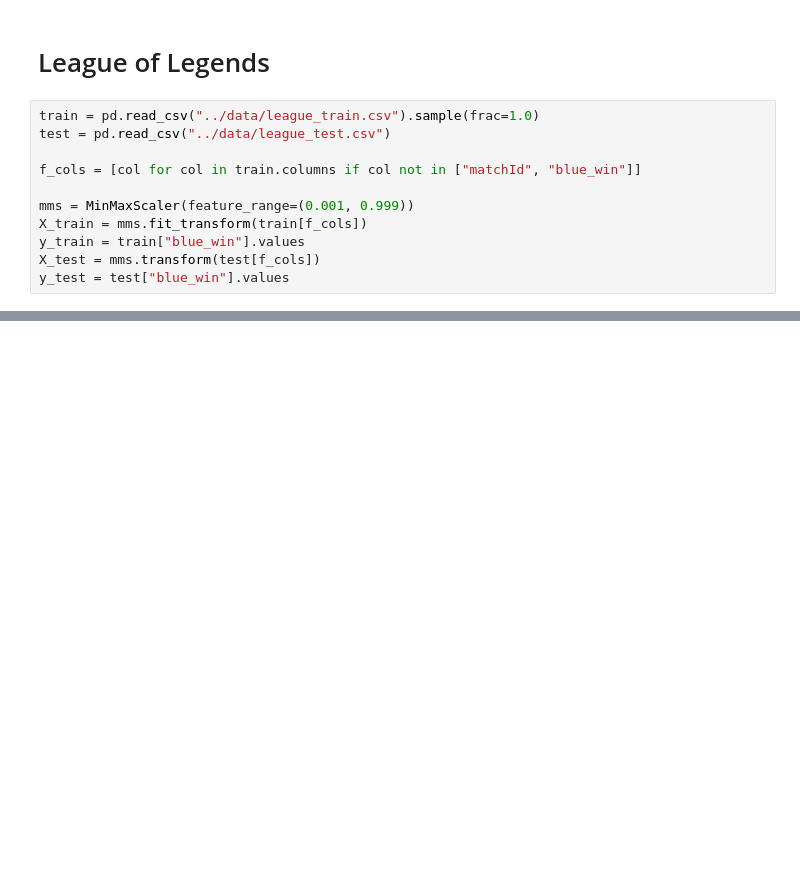
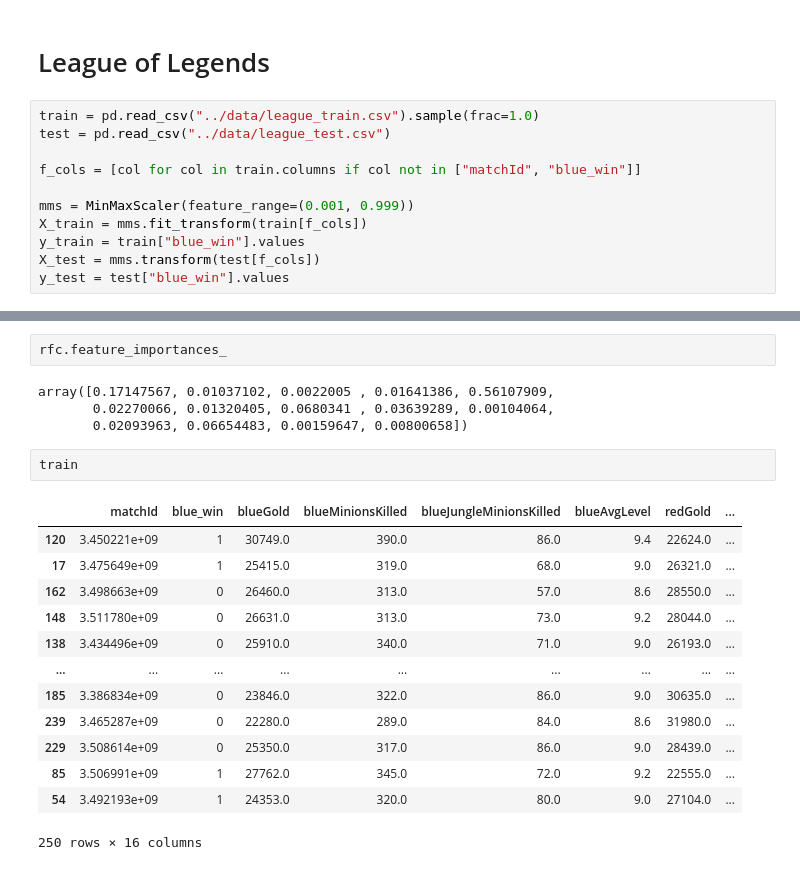
Before and after one commit to ViktorTorp/dont_overfit, a Jupyter notebook: notebooks/tree_and_forest.ipynb, the cells around one changed output, grey strips where cells are left out. Cells and saved outputs as stored; diff of their text form; blank space fills up the shorter version.

```diff
--- a/notebooks/tree_and_forest.ipynb
+++ b/notebooks/tree_and_forest.ipynb
@@ -360,0 +361,22 @@ weighted avg       0.76      0.76      0.76     48401
+# %%
+rfc.feature_importances_
+# %% [output]
+array([0.17147567, 0.01037102, 0.0022005 , 0.01641386, 0.56107909,
+       0.02270066, 0.01320405, 0.0680341 , 0.03639289, 0.00104064,
+       0.02093963, 0.06654483, 0.00159647, 0.00800658])
+# %%
+train
+# %% [output]
+|  | matchId | blue_win | blueGold | blueMinionsKilled | blueJungleMinionsKilled | blueAvgLevel | redGold | ... |
+| 120 | 3.450221e+09 | 1 | 30749.0 | 390.0 | 86.0 | 9.4 | 22624.0 | ... |
+| 17 | 3.475649e+09 | 1 | 25415.0 | 319.0 | 68.0 | 9.0 | 26321.0 | ... |
+| 162 | 3.498663e+09 | 0 | 26460.0 | 313.0 | 57.0 | 8.6 | 28550.0 | ... |
+| 148 | 3.511780e+09 | 0 | 26631.0 | 313.0 | 73.0 | 9.2 | 28044.0 | ... |
+| 138 | 3.434496e+09 | 0 | 25910.0 | 340.0 | 71.0 | 9.0 | 26193.0 | ... |
+| ... | ... | ... | ... | ... | ... | ... | ... | ... |
+| 185 | 3.386834e+09 | 0 | 23846.0 | 322.0 | 86.0 | 9.0 | 30635.0 | ... |
+| 239 | 3.465287e+09 | 0 | 22280.0 | 289.0 | 84.0 | 8.6 | 31980.0 | ... |
+| 229 | 3.508614e+09 | 0 | 25350.0 | 317.0 | 86.0 | 9.0 | 28439.0 | ... |
+| 85 | 3.506991e+09 | 1 | 27762.0 | 345.0 | 72.0 | 9.2 | 22555.0 | ... |
+| 54 | 3.492193e+09 | 1 | 24353.0 | 320.0 | 80.0 | 9.0 | 27104.0 | ... |
+250 rows × 16 columns
```
Also changed, not shown: parts of 6 cells of this notebook.
